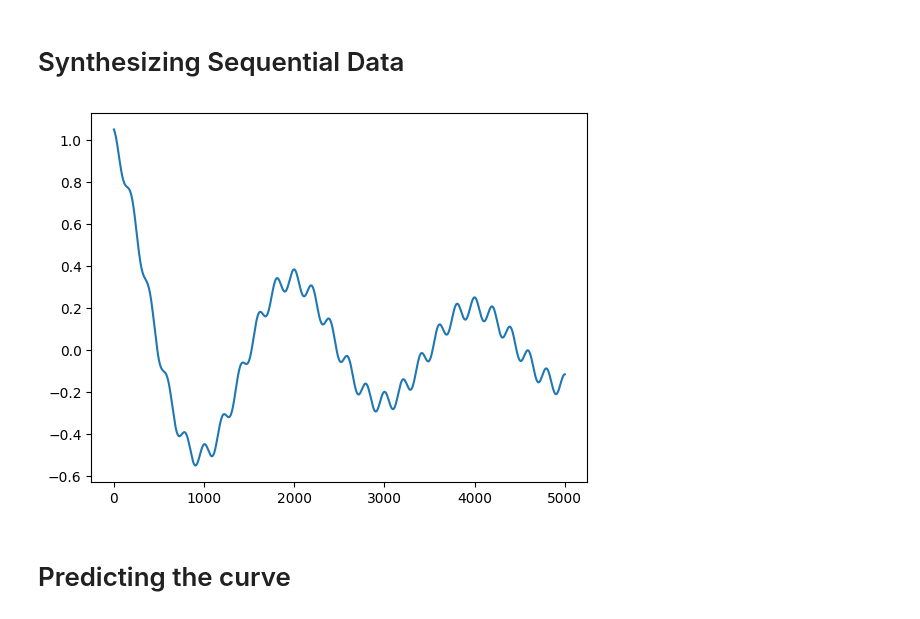
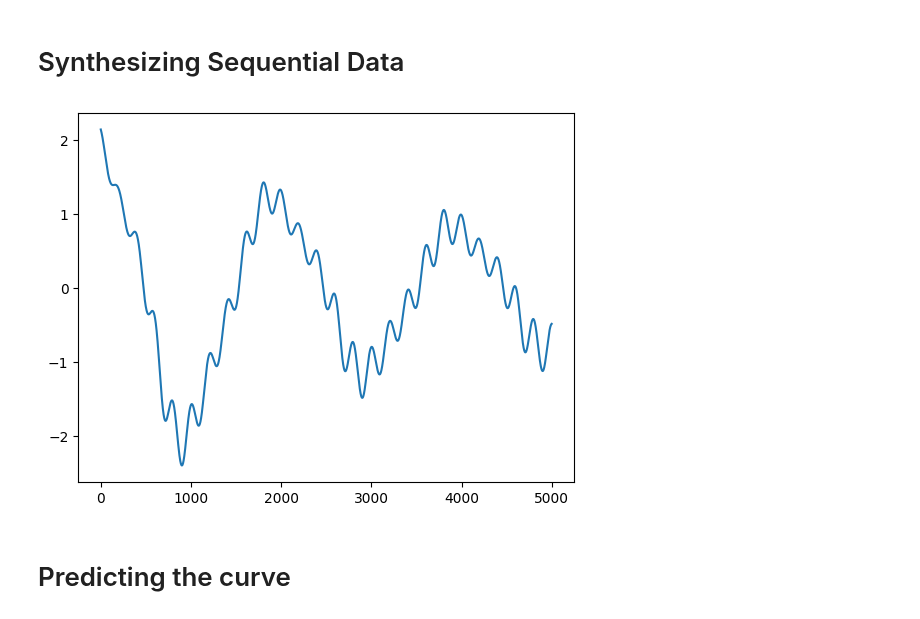
Before and after one commit to Ngoc-Cac/Deep-Learning-with-PyTorch, a Jupyter notebook: Topics/Recurrent Neural Network/Simple RNN/1. RNN.ipynb, the cells around one changed output. Drawn from its saved outputs; the diff is of its cells as text; code cells hidden in the pictures.

```diff
--- a/Topics/Recurrent Neural Network/Simple RNN/1. RNN.ipynb
+++ b/Topics/Recurrent Neural Network/Simple RNN/1. RNN.ipynb
@@ -48,13 +51,19 @@ def run_epochs(
 # %%
 sampling_rate = 1000
 total_secs = 5
+delta = total_secs / (sampling_rate * total_secs)
 
 x = torch.linspace(0, total_secs, sampling_rate * total_secs)
-wave = torch.cos(torch.pi * x) / (x + 1) + 0.05 * torch.cos(2 * torch.pi * x * 5)
+wave = lambda x: torch.cos(torch.pi * x) / (x + 2) + 0.05 * torch.cos(2 * torch.pi * x * 5)
+data = (5 * wave(x) -
+    torch.sin(2 * torch.pi * (x - delta)) * wave(x - delta) -
+    2 * wave(x - 2 * delta) ** 2
+    # + .5 * wave(x - 3 * delta) ** 2
+)
 
-plt.plot(wave);
+plt.plot(data);
 # %% [output]
-[figure, old version]
+[figure, new version]
 # %%
 class WaveDataset(Dataset):
     def __init__(self,
```
Also changed, not shown: parts of 13 cells of this notebook, 1 other file.
